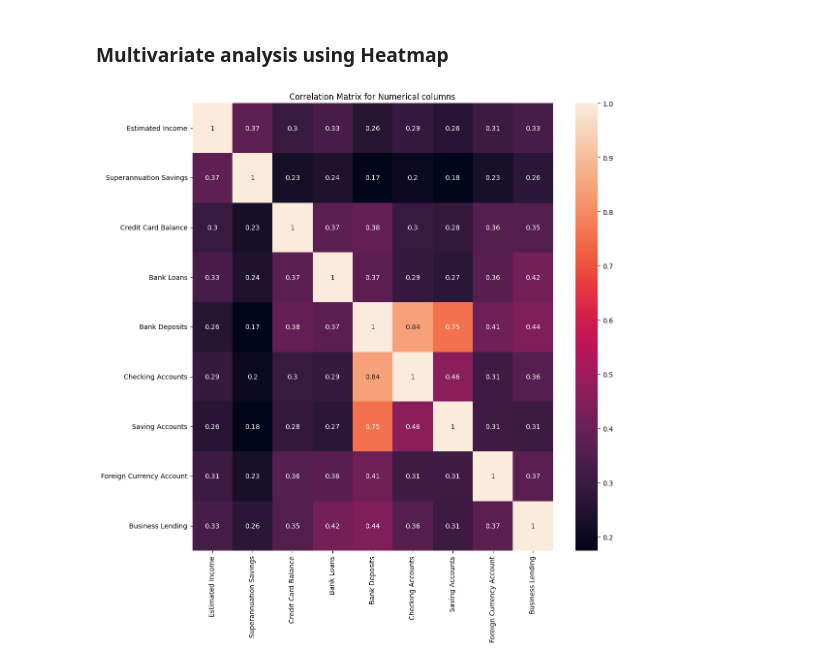
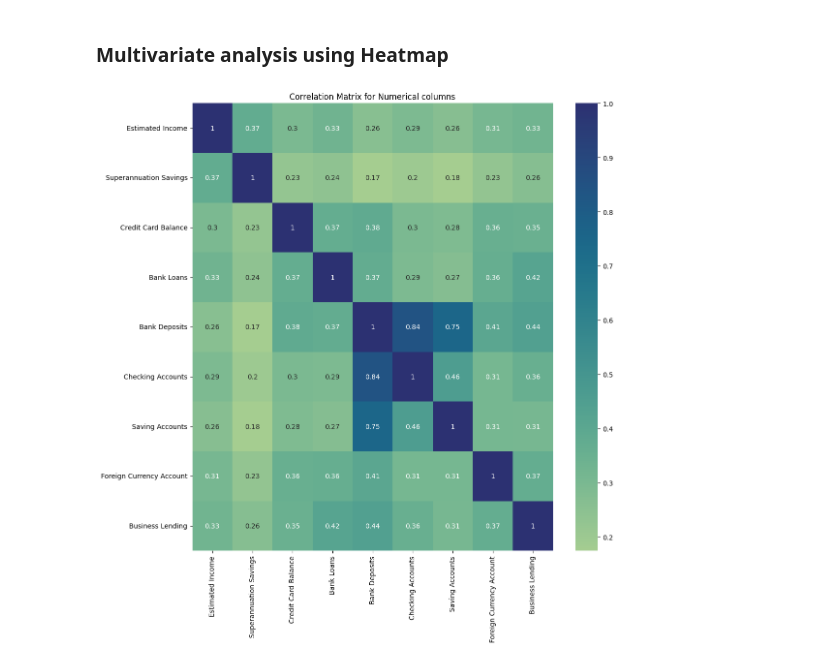
Before and after one commit to RealElvince/banking-EDA, a Jupyter notebook: notebooks/banking_EDA.ipynb, the cells around one changed output. Drawn from its saved outputs; the diff is of its cells as text; code cells hidden in the pictures.

Commit message:
added crest cmap theme

```diff
--- a/notebooks/banking_EDA.ipynb
+++ b/notebooks/banking_EDA.ipynb
@@ -267,8 +267,8 @@ plt.show()
 # %%
 numerical_corr = df[numerical_columns].corr()
 plt.figure(figsize=(12,12))
-sns.heatmap(numerical_corr,annot=True)
+sns.heatmap(numerical_corr,annot=True,cmap='crest')
 plt.title("Correlation Matrix for Numerical columns")
 plt.show()
 # %% [output]
-[figure, old version]
+[figure, new version]
```
